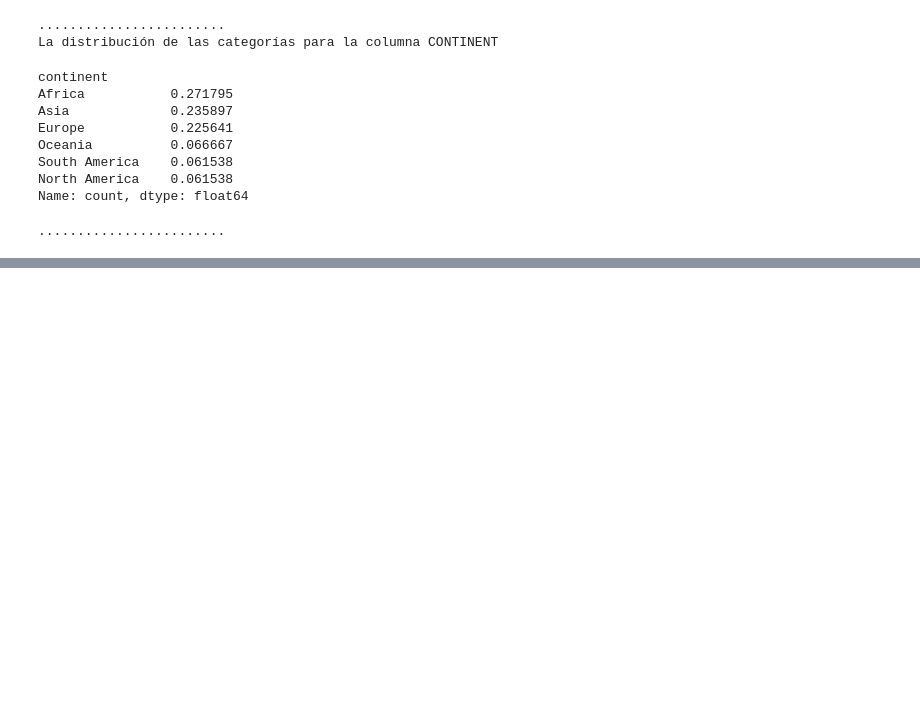
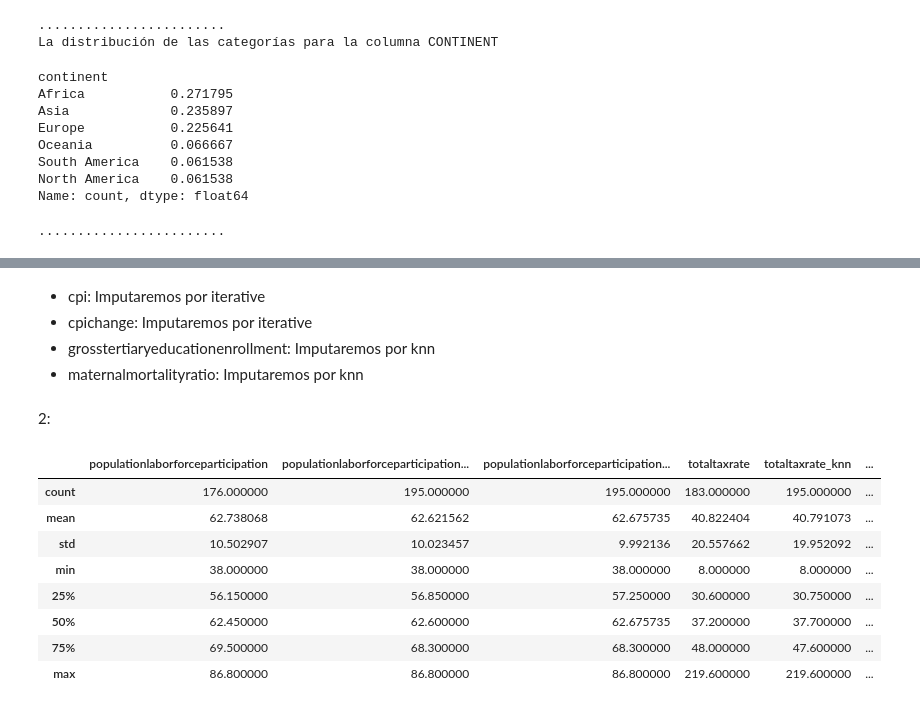
Before and after one commit to clarasdata/adalab-ej-pairprogramming-Andrea-Clara-pandas-numpy, a Jupyter notebook: 06-pair-gestion-nulos.ipynb, the cells around one changed output, grey strips where cells are left out. Saved outputs shown, nothing was run; the diff lists cells and outputs as text; code cells hidden in the pictures; blank space fills up the shorter version.

```diff
--- a/06-pair-gestion-nulos.ipynb
+++ b/06-pair-gestion-nulos.ipynb
@@ -276,0 +501,19 @@ NameError: name 'df_clase' is not defined
+# %% [markdown]
+- cpi: Imputaremos por iterative
+- cpichange: Imputaremos por iterative
+- grosstertiaryeducationenrollment: Imputaremos por knn
+- maternalmortalityratio: Imputaremos por knn
+# %% [markdown]
+2:
+# %%
+df_world_copia.describe()[['populationlaborforceparticipation','populationlaborforceparticipation_knn','populationlaborforceparticipation_iterative','totaltaxrate','totaltaxrate_knn','totaltaxrate_iterative', 'unemploymentrate', 'unemploymentrate_knn', 'unemploymentrate_iterative']]
+# %% [output]
+|  | populationlaborforceparticipation | populationlaborforceparticipation... | populationlaborforceparticipation... | totaltaxrate | totaltaxrate_knn | ... |
+| count | 176.000000 | 195.000000 | 195.000000 | 183.000000 | 195.000000 | ... |
+| mean | 62.738068 | 62.621562 | 62.675735 | 40.822404 | 40.791073 | ... |
+| std | 10.502907 | 10.023457 | 9.992136 | 20.557662 | 19.952092 | ... |
+| min | 38.000000 | 38.000000 | 38.000000 | 8.000000 | 8.000000 | ... |
+| 25% | 56.150000 | 56.850000 | 57.250000 | 30.600000 | 30.750000 | ... |
+| 50% | 62.450000 | 62.600000 | 62.675735 | 37.200000 | 37.700000 | ... |
+| 75% | 69.500000 | 68.300000 | 68.300000 | 48.000000 | 47.600000 | ... |
+| max | 86.800000 | 86.800000 | 86.800000 | 219.600000 | 219.600000 | ... |
```
Also changed, not shown: parts of 57 cells of this notebook, 1 other file.
